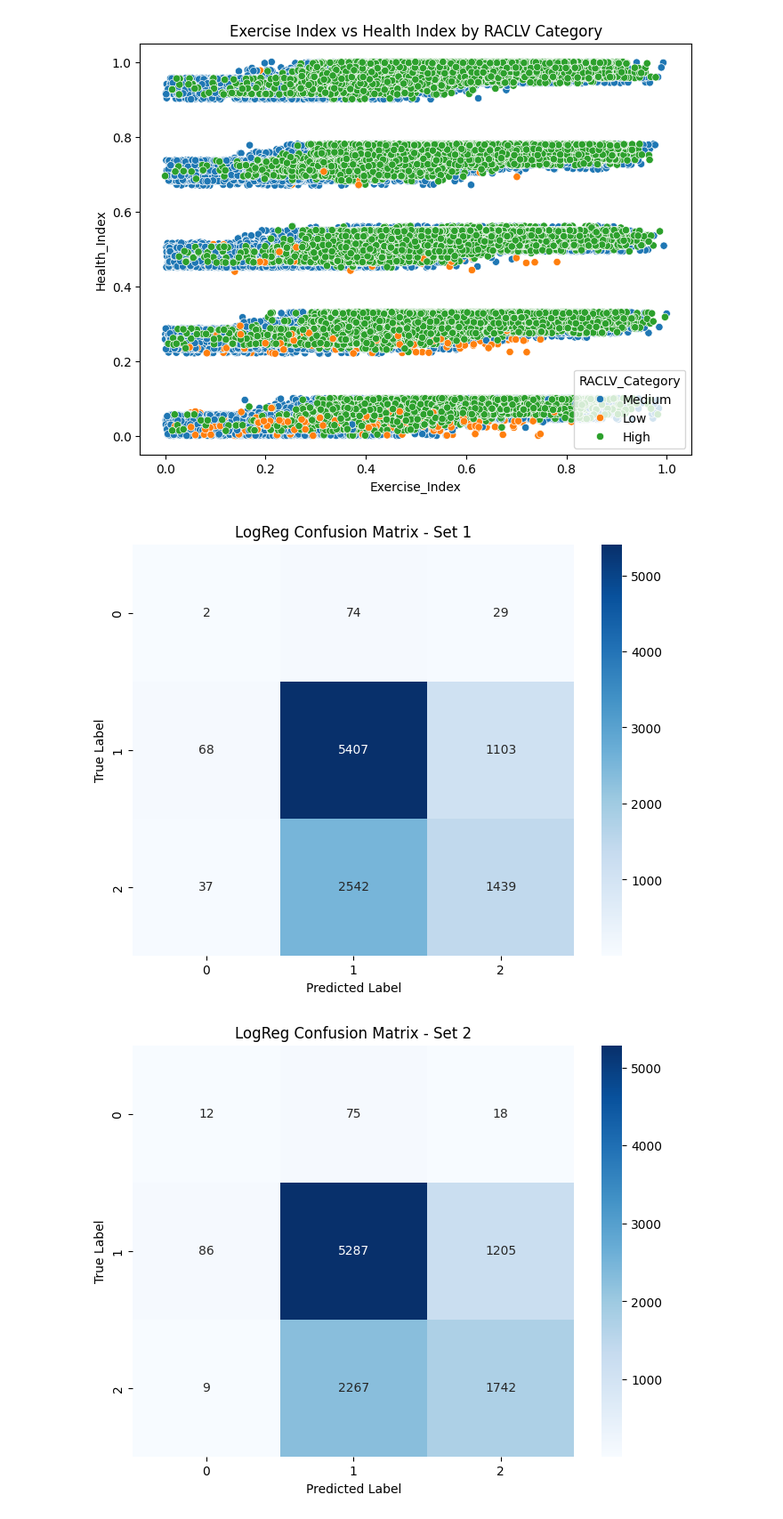
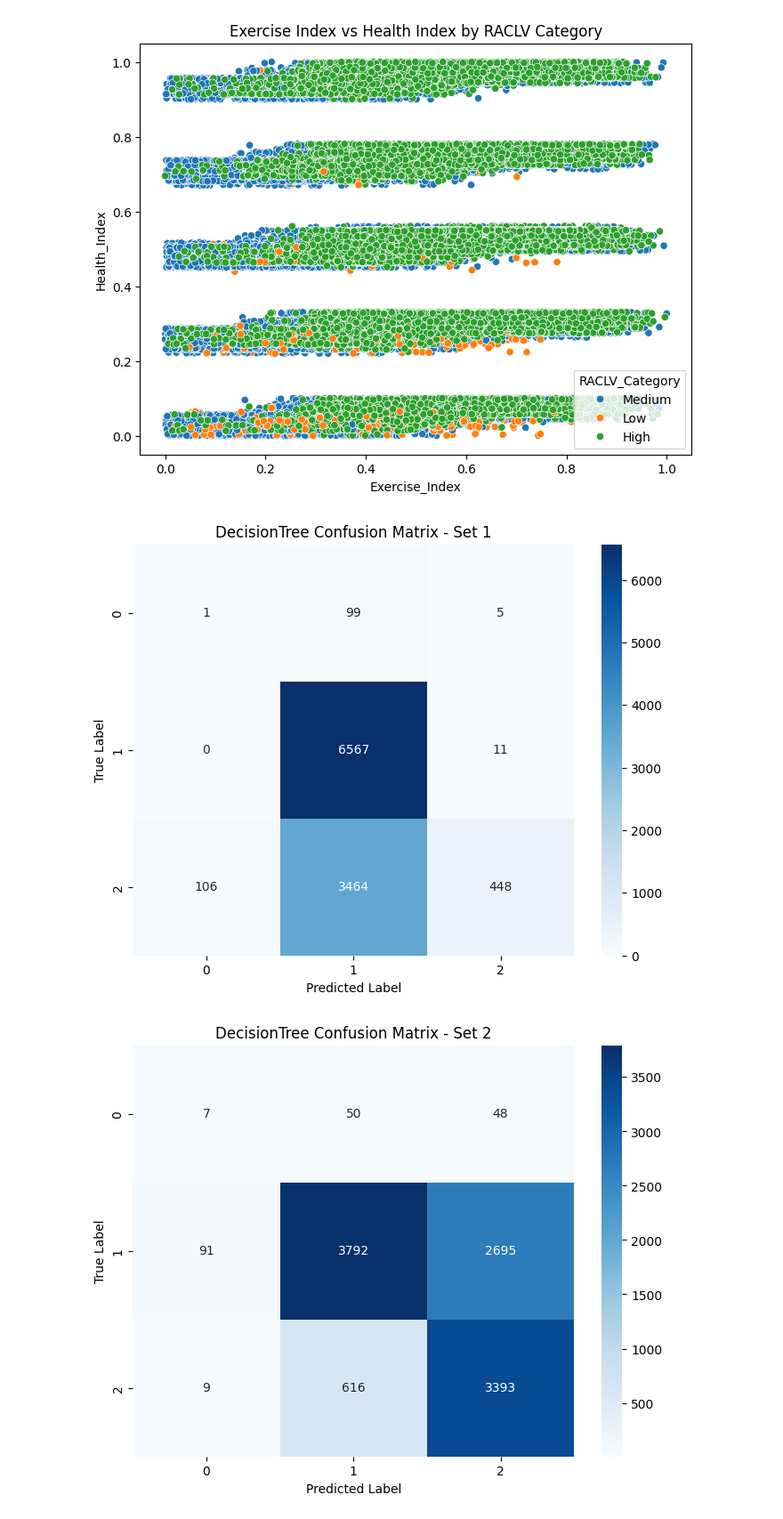
Before and after one commit to neilaxu/schulich_data_science, a Jupyter notebook: DS2/Final Project/Final Project test run 1.ipynb, the cells around one changed output. Shown: that part at 89% size. Cells and saved outputs as stored; diff of their text form; code cells hidden in the pictures.

```diff
--- a/DS2/Final Project/Final Project test run 1.ipynb
+++ b/DS2/Final Project/Final Project test run 1.ipynb
@@ -186,7 +186,7 @@ plt.show()
 import pandas as pd
 import numpy as np
 from sklearn.model_selection import train_test_split
-from sklearn.linear_model import LogisticRegression
+from sklearn.tree import DecisionTreeClassifier
 from sklearn.preprocessing import StandardScaler, OneHotEncoder
 from sklearn.compose import ColumnTransformer
 from sklearn.pipeline import Pipeline
@@ -262,35 +262,35 @@ X1_train_processed = preprocessor1.fit_transform(X1_train)
 X1_test_processed = preprocessor1.transform(X1_test)
 X2_train_processed = preprocessor2.fit_transform(X2_train)
 X2_test_processed = preprocessor2.transform(X2_test)
 
 # Initialize models
 models = {
-    'LogReg': LogisticRegression(max_iter=1000),
+    'DecisionTree': DecisionTreeClassifier(random_state=42, max_depth=5),
     'XGBoost': xgb.XGBClassifier(),
     'LGBM': lgb.LGBMClassifier()
 }
 
 # Train and evaluate models
 results = {}
 for name, model in models.items():
     # Set 1
     results[f"{name}_Set1"] = evaluate_and_plot(
         model, X1_train_processed, X1_test_processed,
         y_train, y_test, name, 1
     )
 
     # Set 2
     results[f"{name}_Set2"] = evaluate_and_plot(
         model, X2_train_processed, X2_test_processed,
         y_train, y_test, name, 2
     )
 
 # Display results
 results_df = pd.DataFrame(results).round(3)
 print("\nModel Performance Comparison:")
 print(results_df)
 # %% [output]
-[figure, old version]
+[figure, new version]
-[figure, old version]
+[figure, new version]
 [figure]
 [figure]
```
Also changed, not shown: parts of 1 cell of this notebook, 7 other files.
